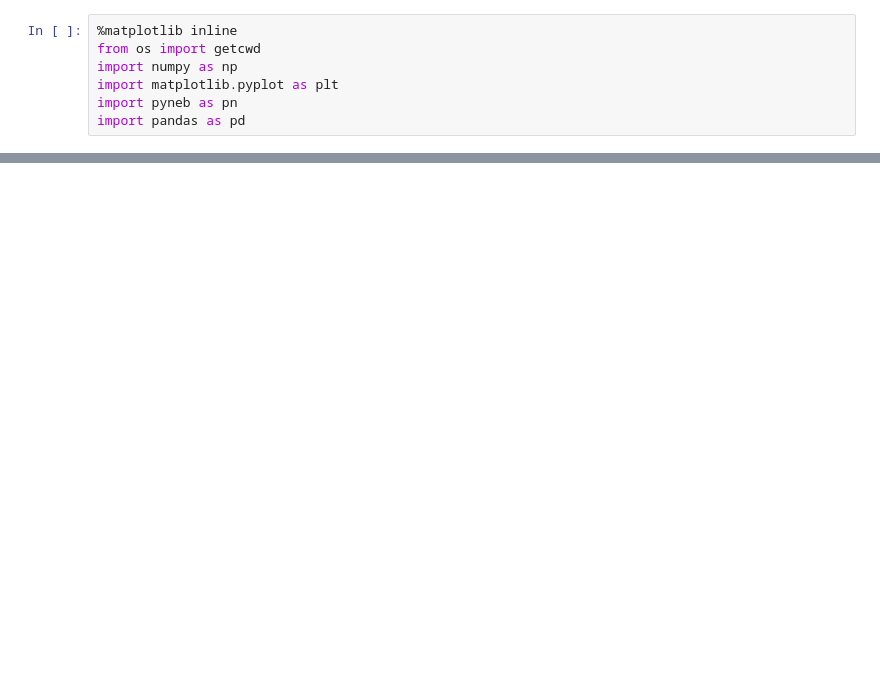
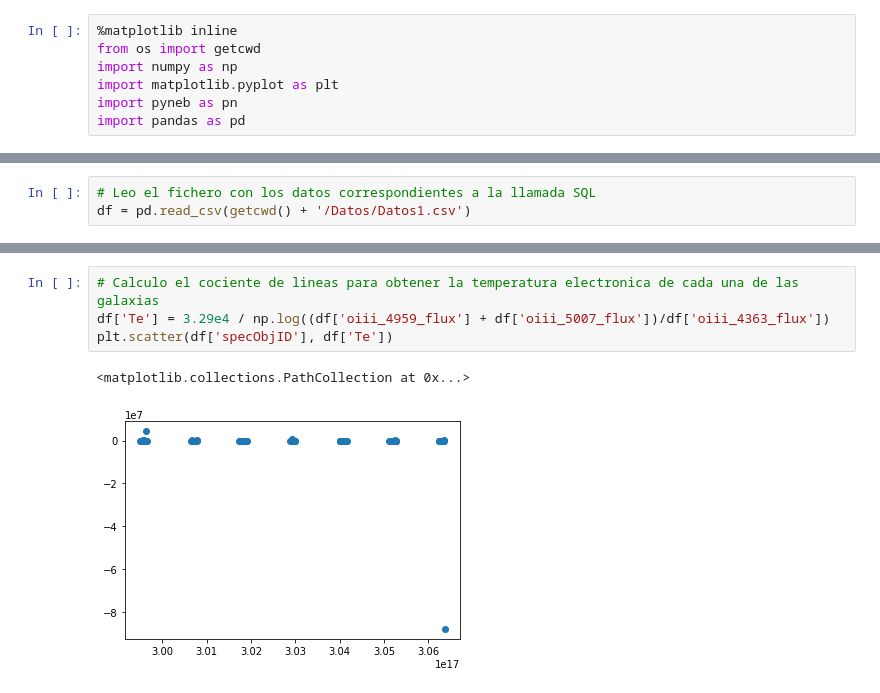
Before and after one commit to sgongar/Entregable_1, a Jupyter notebook: entregable.ipynb, the cells around one changed output, grey strips where cells are left out. Drawn from its saved outputs; the diff is of its cells as text; blank space fills up the shorter version.

```diff
--- a/entregable.ipynb
+++ b/entregable.ipynb
@@ -54,0 +37,3 @@ Length: 100, dtype: float64
+# %%
+# Leo el fichero con los datos correspondientes a la llamada SQL
+df = pd.read_csv(getcwd() + '/Datos/Datos1.csv')
@@ -54,0 +47,7 @@ Length: 100, dtype: float64
+# %%
+# Calculo el cociente de lineas para obtener la temperatura electronica de cada una de las galaxias
+df['Te'] = 3.29e4 / np.log((df['oiii_4959_flux'] + df['oiii_5007_flux'])/df['oiii_4363_flux'])
+plt.scatter(df['specObjID'], df['Te'])
+# %% [output]
+<matplotlib.collections.PathCollection at 0x...>
+[figure, added]
```
Also changed, not shown: parts of 16 cells of this notebook, 5 other files.
